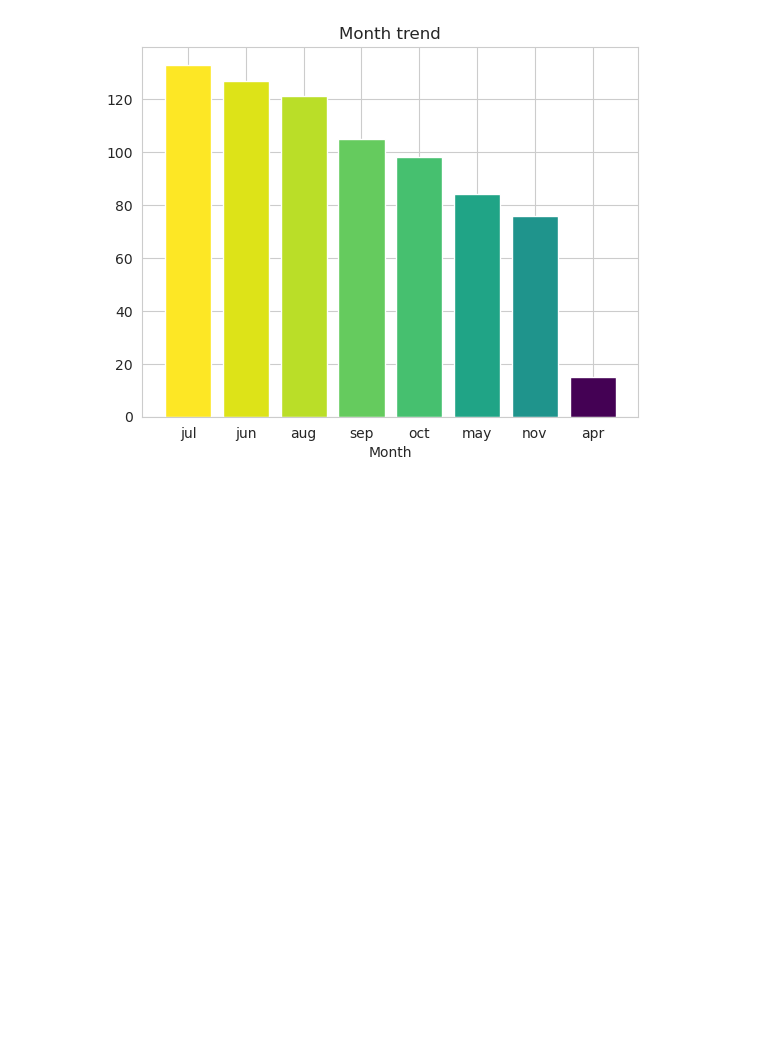
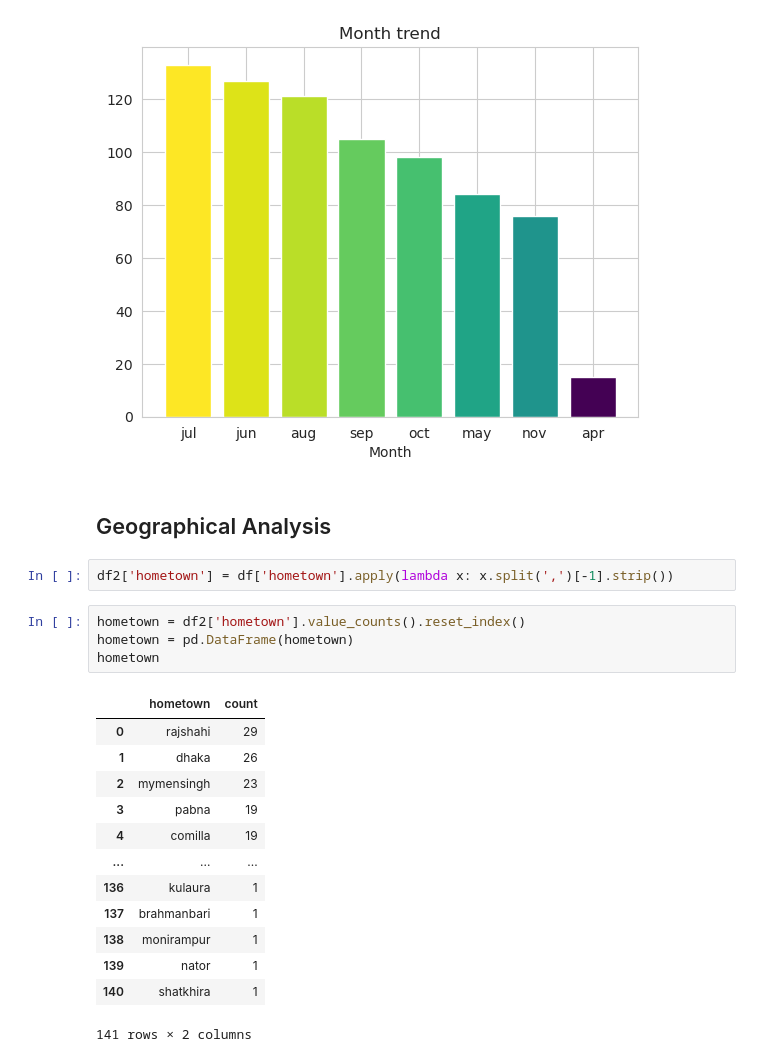
Before and after one commit to rahad404/Bangladesh-Suicide-Analysis, a Jupyter notebook: bd_suicide.ipynb, the cells around one changed output. Drawn from its saved outputs; the diff is of its cells as text; blank space fills up the shorter version.

```diff
--- a/bd_suicide.ipynb
+++ b/bd_suicide.ipynb
@@ -315,3 +315,25 @@ plt.show
 # %% [output]
 <function matplotlib.pyplot.show(close=None, block=None)>
 [figure]
+# %% [markdown]
+## Geographical Analysis
+# %%
+df2['hometown'] = df['hometown'].apply(lambda x: x.split(',')[-1].strip())
+# %%
+hometown = df2['hometown'].value_counts().reset_index()
+hometown = pd.DataFrame(hometown)
+hometown
+# %% [output]
+|  | hometown | count |
+| 0 | rajshahi | 29 |
+| 1 | dhaka | 26 |
+| 2 | mymensingh | 23 |
+| 3 | pabna | 19 |
+| 4 | comilla | 19 |
+| ... | ... | ... |
+| 136 | kulaura | 1 |
+| 137 | brahmanbari | 1 |
+| 138 | monirampur | 1 |
+| 139 | nator | 1 |
+| 140 | shatkhira | 1 |
+141 rows × 2 columns
```
Also changed, not shown: parts of 9 cells of this notebook, 2 other files.
